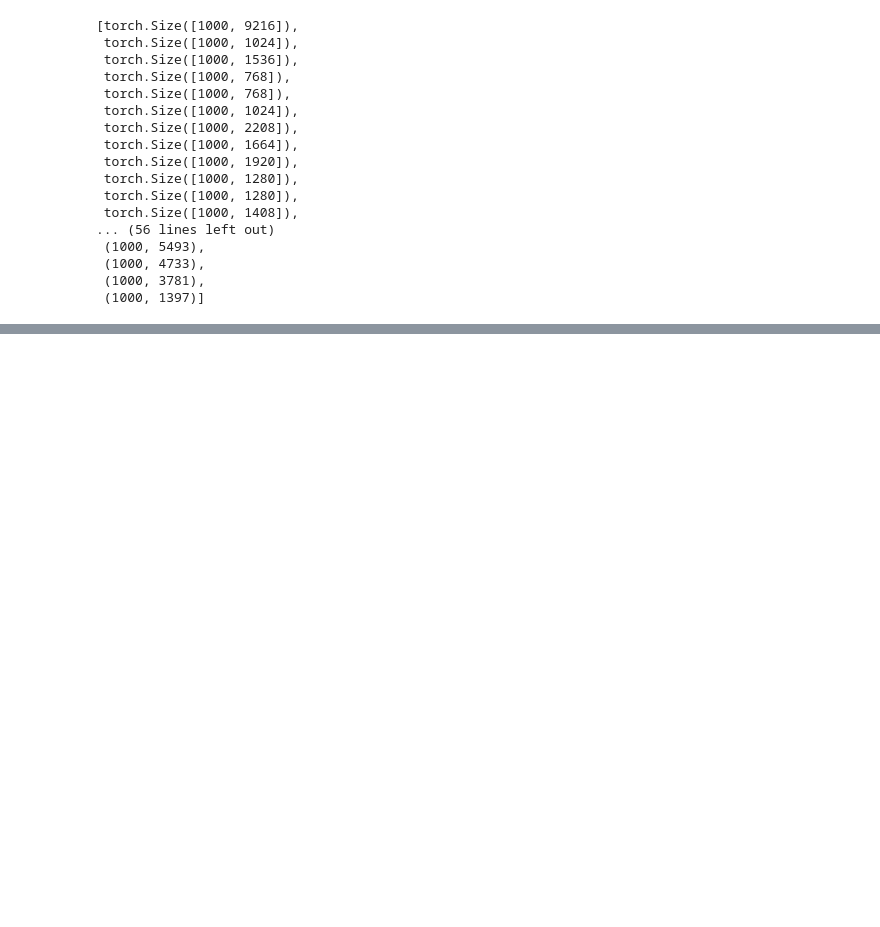
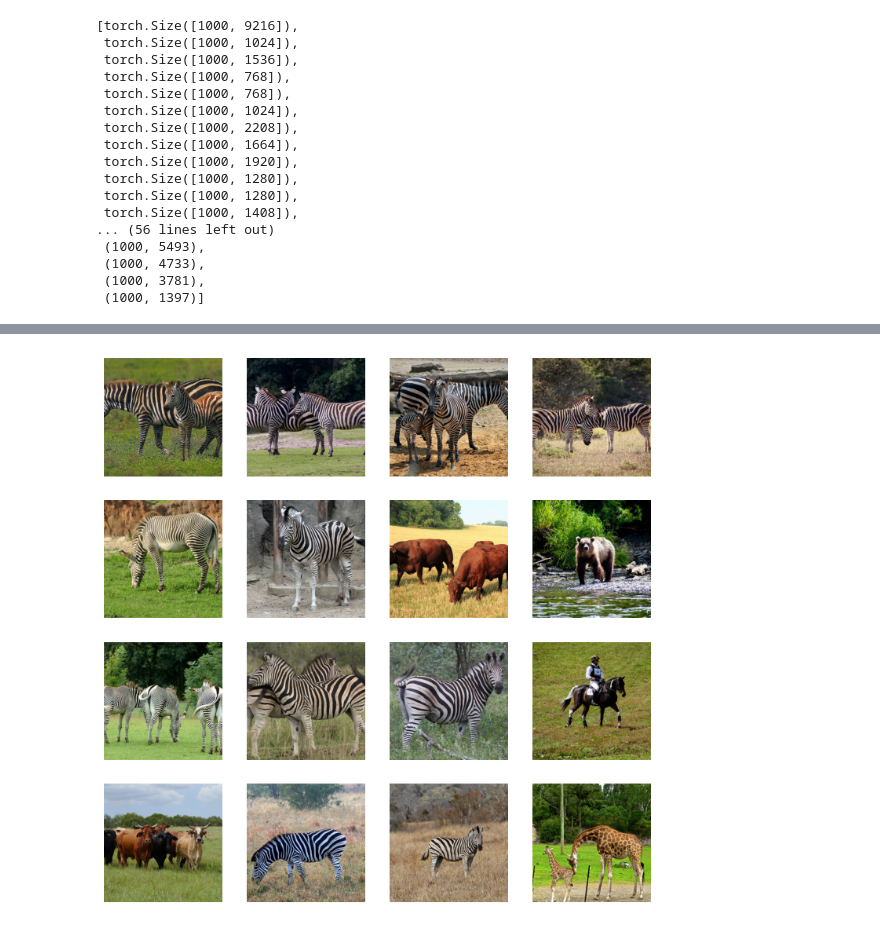
Before and after one commit to SarahHarvey/decoding-similarity, a Jupyter notebook: max_and_min_metrics.ipynb, the cells around one changed output, grey strips where cells are left out. Saved outputs shown, nothing was run; the diff lists cells and outputs as text; code cells hidden in the pictures; blank space fills up the shorter version.

```diff
--- a/max_and_min_metrics.ipynb
+++ b/max_and_min_metrics.ipynb
@@ -393,6 +394,22 @@ for area in areas:
 for area in areas:
     internal_reps.append(human_data[3][area]["responses"])
     model_names.append("Subject_7_" + '_' + area)
+# %%
+for area in list(human_data[0].keys()):
+    internal_reps.append(human_data[0][area]["responses"])
+    model_names.append("Subject_1_" + '_' + area)
+
+for area in list(human_data[1].keys()):
+    internal_reps.append(human_data[1][area]["responses"])
+    model_names.append("Subject_2_" + '_' + area)
+
+for area in list(human_data[2].keys()):
+    internal_reps.append(human_data[2][area]["responses"])
+    model_names.append("Subject_5_" + '_' + area)
+
+for area in list(human_data[3].keys()):
+    internal_reps.append(human_data[3][area]["responses"])
+    model_names.append("Subject_7_" + '_' + area)
 # %%
 # Make sure representations are flattened
 
@@ -444,23 +548,27 @@ plt.plot(np.sort(vecs[:,zind]),'.')
 # %%
 import matplotlib.pyplot as plt
 
-nimgs = 50
-ncols = 8
+nimgs = 16
+ncols = 4
 nrows = int(np.ceil(nimgs/ncols))
 
-fig, axes = plt.subplots(nrows, ncols, figsize=(12,200))
+fig, axes = plt.subplots(nrows, ncols, figsize=(9,9))
 ind = 0
 
 for row in range(nrows):
     for column in range(ncols):
         if ind == nimgs:
             break
         else:
-            image = Y1["image_data"]["test"][sorted_img_idx[ind],:,:,:]
+            image = Y["image_data"]["test"][sorted_img_idx[ind],:,:,:]
             ax = axes[row, column]
             # ax.set_title(f"Image ({row}, {column})")
             ax.axis('off')
             ax.imshow(image)
             ind += 1
 
+plt.savefig('maxmin_image_tiles/distance_maxweights_' + model_names[ind1] + '_' + model_names[ind2] + '_eigvec' + str(zind) + '.pdf')
+
 plt.show()
+# %% [output]
+[figure, added]
```
Also changed, not shown: parts of 12 cells of this notebook, 2 other files.
